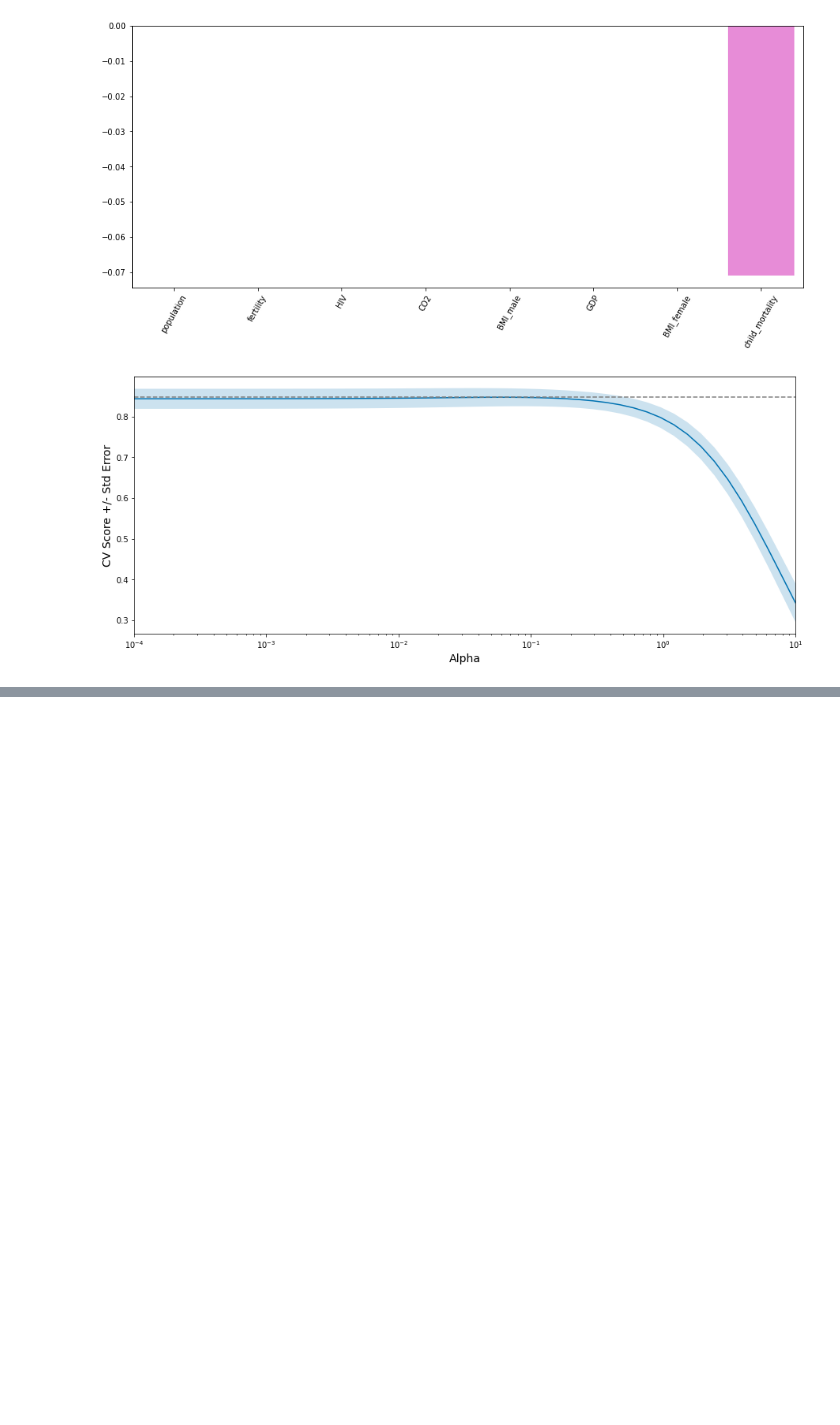
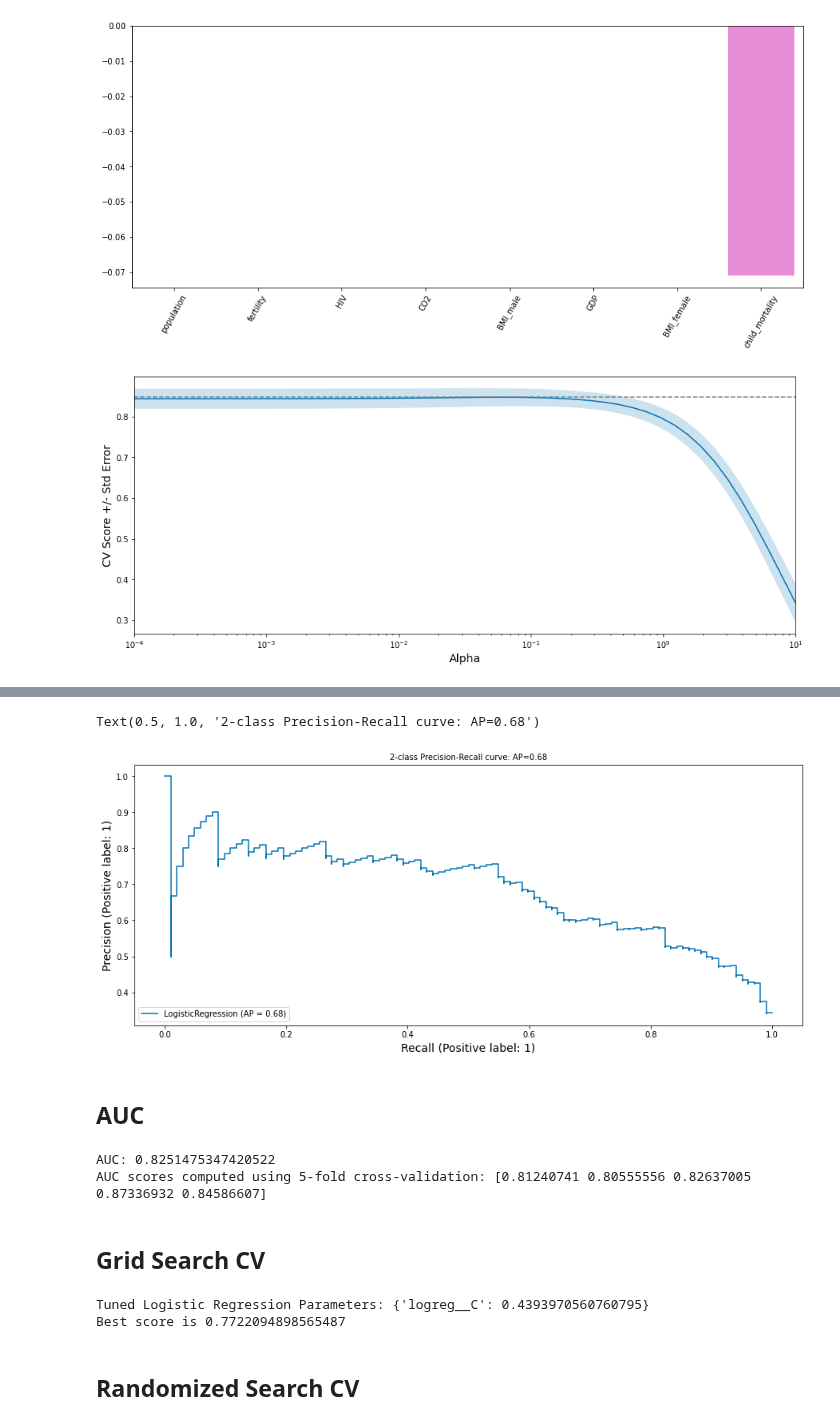
Before and after one commit to watchful-cluckets/springboard_dsci_career_track, a Jupyter notebook: datacamp_projects/supervised/notebook.ipynb, the cells around one changed output, grey strips where cells are left out. Drawn from its saved outputs; the diff is of its cells as text; code cells hidden in the pictures; blank space fills up the shorter version.

```diff
--- a/datacamp_projects/supervised/notebook.ipynb
+++ b/datacamp_projects/supervised/notebook.ipynb
@@ -460,0 +651,8 @@ display_plot(ridge_scores, ridge_scores_std)
+# %%
+X_train, X_test, y_train, y_test = train_test_split(
+    X, y, test_size=0.4, random_state=42
+)
+# %%
+scaler = StandardScaler()
+X_train_scaled = scaler.fit_transform(X_train)
+X_test_scaled = scaler.transform(X_test)
@@ -460,0 +743,54 @@ display_plot(ridge_scores, ridge_scores_std)
+# %%
+disp = plot_precision_recall_curve(logreg, X_test_scaled, y_test)
+disp.ax_.set_title(
+    "2-class Precision-Recall curve: " "AP={0:0.2f}".format(average_precision)
+)
+# %% [output]
+Text(0.5, 1.0, '2-class Precision-Recall curve: AP=0.68')
+[figure, added]
+# %% [markdown]
+## AUC
+# %%
+# Compute and print AUC score
+print("AUC: {}".format(roc_auc_score(y_test, y_pred_prob)))
+
+# Compute cross-validated AUC scores: cv_auc
+scalar = StandardScaler()
+pipeline = Pipeline([('transformer', scalar), ('estimator', logreg)])
+cv = KFold(n_splits=5)
+cv_auc = cross_val_score(pipeline, X, y, cv=cv, scoring='roc_auc')
+
+# Print list of AUC scores
+print("AUC scores computed using 5-fold cross-validation: {}".format(cv_auc))
+# %% [output]
+AUC: 0.8251475347420522
+AUC scores computed using 5-fold cross-validation: [0.81240741 0.80555556 0.82637005 0.87336932 0.84586607]
+# %% [markdown]
+## Grid Search CV
+# %%
+# Instantiate a logistic regression classifier: logreg
+clf_name = 'logreg'
+logreg = LogisticRegression()
+scalar = StandardScaler()
+cv = KFold(n_splits=5)
+pipeline = Pipeline(steps=[('transformer', scalar), (clf_name, logreg)])
+
+# Setup the hyperparameter grid
+c_space = np.logspace(-5, 8, 15)
+param_grid = {f'{clf_name}__C': c_space}
+
+# Instantiate the GridSearchCV object: logreg_cv
+logreg_cv = GridSearchCV(pipeline, param_grid, cv=cv, n_jobs=-1)
+
+# Fit it to the data
+logreg_cv.fit(X, y)
+
+# Print the tuned parameters and score
+print("Tuned Logistic Regression Parameters: {}".format(
+    logreg_cv.best_params_))
+print("Best score is {}".format(logreg_cv.best_score_))
+# %% [output]
+Tuned Logistic Regression Parameters: {'logreg__C': 0.4393970560760795}
+Best score is 0.7722094898565487
+# %% [markdown]
+## Randomized Search CV
```
Also changed, not shown: parts of 50 cells of this notebook.
